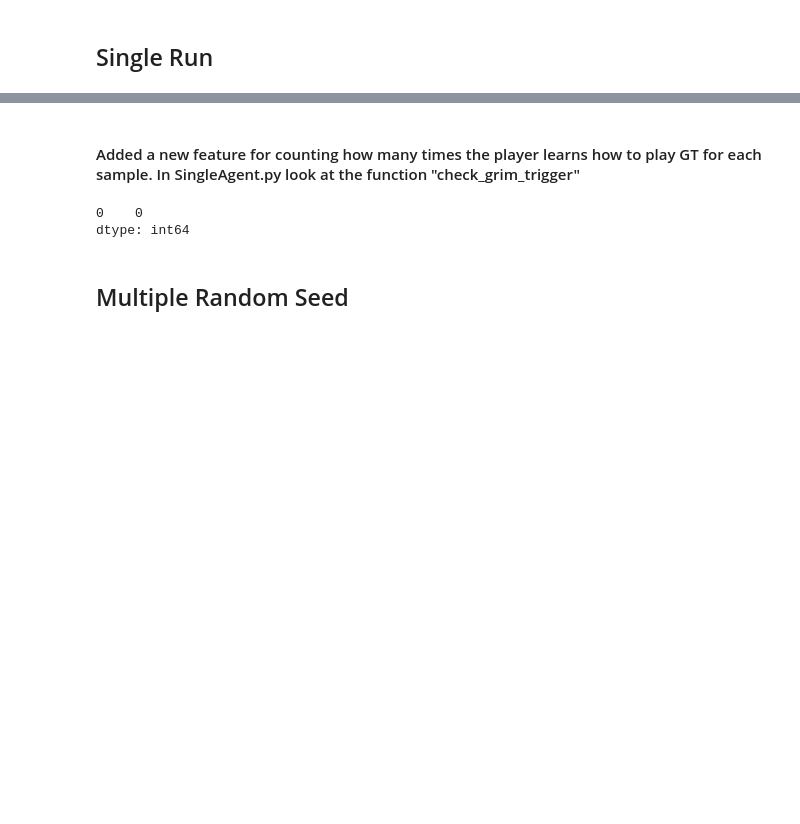
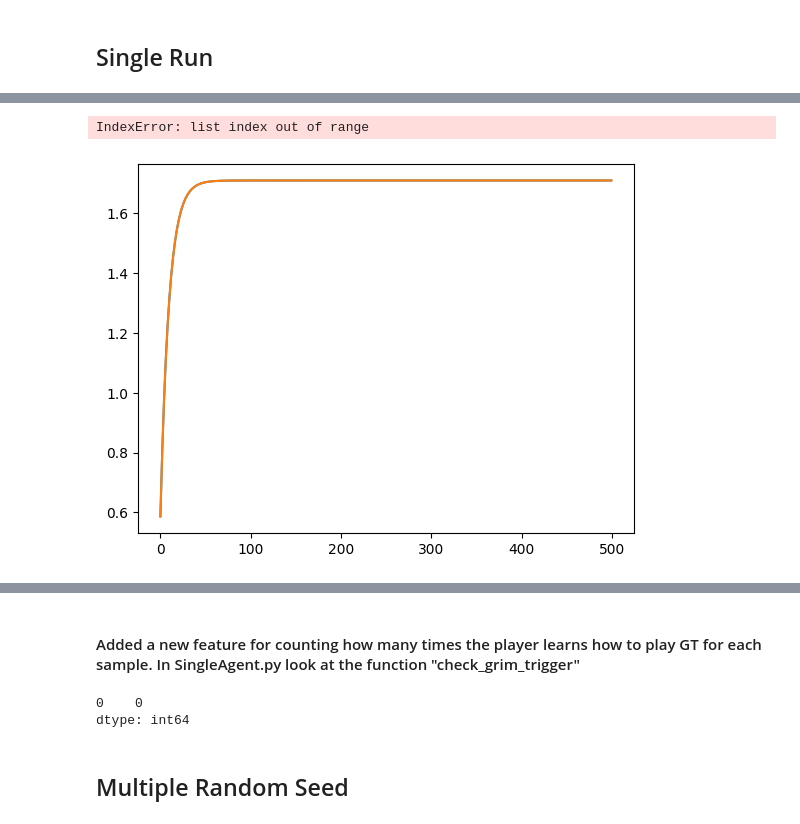
Before and after one commit to AE452/SDES, a Jupyter notebook: SingleAgent_debug_analysis.ipynb, the cells around one changed output, grey strips where cells are left out. Cells and saved outputs as stored; diff of their text form; code cells hidden in the pictures; blank space fills up the shorter version.

```diff
--- a/SingleAgent_debug_analysis.ipynb
+++ b/SingleAgent_debug_analysis.ipynb
@@ -41,2 +17,0 @@ theoretical_qlearning_values_for_grim_trigger(P, R, T, S, delta_value)
-# %%
-theoretical_qlearning_values_for_grim_trigger_with_epsilon(P, R, T, S, delta_value, epsilon=epsilon_value)
@@ -76,0 +50,36 @@ Cooperations: 8, Defections: 135
+# %%
+# Initialize the solver with GrimTrigger_QValues
+strategy = GrimTrigger_QValues()
+solver = PrisonersDilemmaSolver(
+    strategy=strategy,
+    e_initial=0.1,
+    lambda_val=0.1,
+    alpha=0.1,
+    delta=delta_value,
+    K=500,
+    M=10,
+    e_decay=1,
+    random_uniform=True,
+    verbose=True, check_on_value_iteration=True
+)
+q1_history_inner = solver.run()
+# %%
+dfs = convert_dict_to_mean_df(q1_history_inner, mean = False)
+# %%
+for key in q1_history_inner.keys():
+    qvalues = q1_history_inner[key].copy()
+    flattened_qvalues = [array.flatten() for array in qvalues]
+
+    # Stack the flattened arrays into a 2D array
+    stacked_qvalues = np.vstack(flattened_qvalues)
+
+    # Convert to DataFrame with appropriate column names
+    df = pd.DataFrame(stacked_qvalues, columns=["Q1", "Q2", "Q3", "Q4"])
+    dfs.append(df)
+# %%
+dfs[0]['Q1'].plot()
+dfs[1]['Q1'].plot()
+dfs[2]['Q1'].plot()
+# %% [output]
+IndexError: list index out of range
+[figure, added]
```
Also changed, not shown: parts of 7 cells of this notebook, 3 other files.
